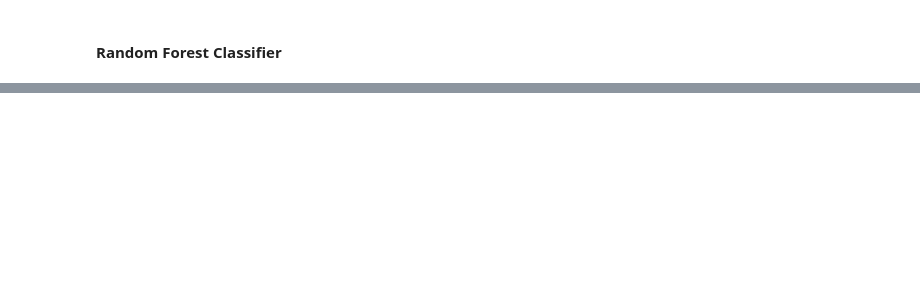
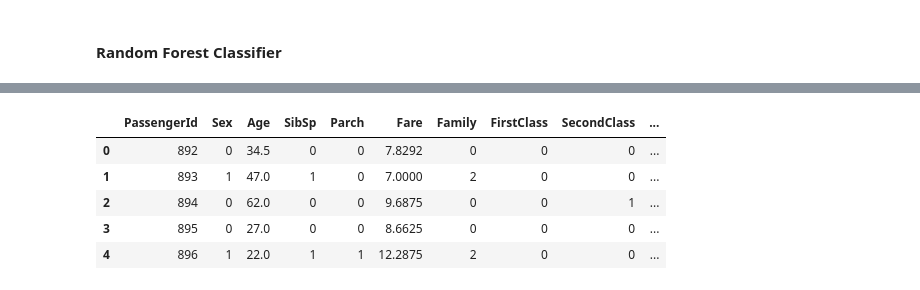
Before and after one commit to zele95/Kaggle_Titanic_ML, a Jupyter notebook: main.ipynb, the cells around one changed output, grey strips where cells are left out. Cells and saved outputs as stored; diff of their text form; code cells hidden in the pictures; blank space fills up the shorter version.

```diff
--- a/main.ipynb
+++ b/main.ipynb
@@ -312,2 +349,11 @@ print(f'Random forest model score: {forest.score(X_test,y_test)}')
 
 Now, the best model has to be chosen...
+# %%
+print(df_test.info())
+df_test.drop(columns = ['Cabin','Ticket','Name'],inplace = True)
+df_test.dropna(subset = ['Embarked'], inplace = True)
+df_test.Sex.replace(['female','male'],[1,0],inplace = True)
+df_test.Age.fillna(df_train.Age.mean(),inplace = True)
+df_test.Fare.fillna(df_train.Fare.mean(),inplace = True)
+
+df_test.head()
@@ -313,0 +386,21 @@ Now, the best model has to be chosen...
+# %%
+# With how many family members
+df_test['Family'] = df_test['SibSp'] + df_test['SibSp']
+
+# Create different class columns
+df_test[['FirstClass','SecondClass','ThirdClass']] = pd.get_dummies(df_test.Pclass)
+
+# Create different embarked columns
+df_test[['Embarked_C','Embarked_Q','Embarked_S']] = pd.get_dummies(df_test.Embarked)
+
+# drop old columns
+df_test.drop(columns = ['Embarked','Pclass'],inplace = True)
+
+df_test.head()
+# %% [output]
+|  | PassengerId | Sex | Age | SibSp | Parch | Fare | Family | FirstClass | SecondClass | ... |
+| 0 | 892 | 0 | 34.5 | 0 | 0 | 7.8292 | 0 | 0 | 0 | ... |
+| 1 | 893 | 1 | 47.0 | 1 | 0 | 7.0000 | 2 | 0 | 0 | ... |
+| 2 | 894 | 0 | 62.0 | 0 | 0 | 9.6875 | 0 | 0 | 1 | ... |
+| 3 | 895 | 0 | 27.0 | 0 | 0 | 8.6625 | 0 | 0 | 0 | ... |
+| 4 | 896 | 1 | 22.0 | 1 | 1 | 12.2875 | 2 | 0 | 0 | ... |
```
Also changed, not shown: parts of 32 cells of this notebook, 1 other file.
